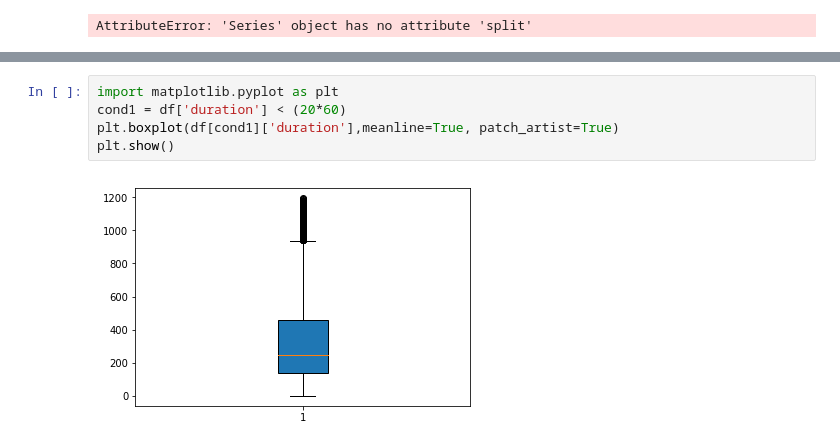
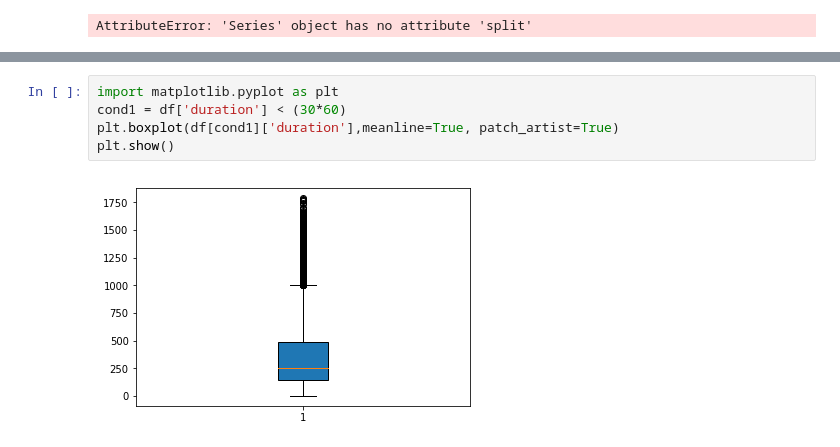
Before and after one commit to buddyguy423/DataScienceProject1, a Jupyter notebook: documents/Alex_Brainstorm.ipynb, the cells around one changed output, grey strips where cells are left out. Cells and saved outputs as stored; diff of their text form.

```diff
--- a/documents/Alex_Brainstorm.ipynb
+++ b/documents/Alex_Brainstorm.ipynb
@@ -340,8 +358,8 @@ df.head(5)
 | 4 | d380meD0W0M | 733 | 25698 | 2918 | 0 | 183214 | 4433180 | 2019-04-05 10:56:08.678836 |
 # %%
 import matplotlib.pyplot as plt
-cond1 = df['duration'] < (20*60)
+cond1 = df['duration'] < (30*60)
 plt.boxplot(df[cond1]['duration'],meanline=True, patch_artist=True)
 plt.show()
 # %% [output]
-[figure, old version]
+[figure, new version]
```
Also changed, not shown: parts of 25 cells of this notebook, 15 other files.
